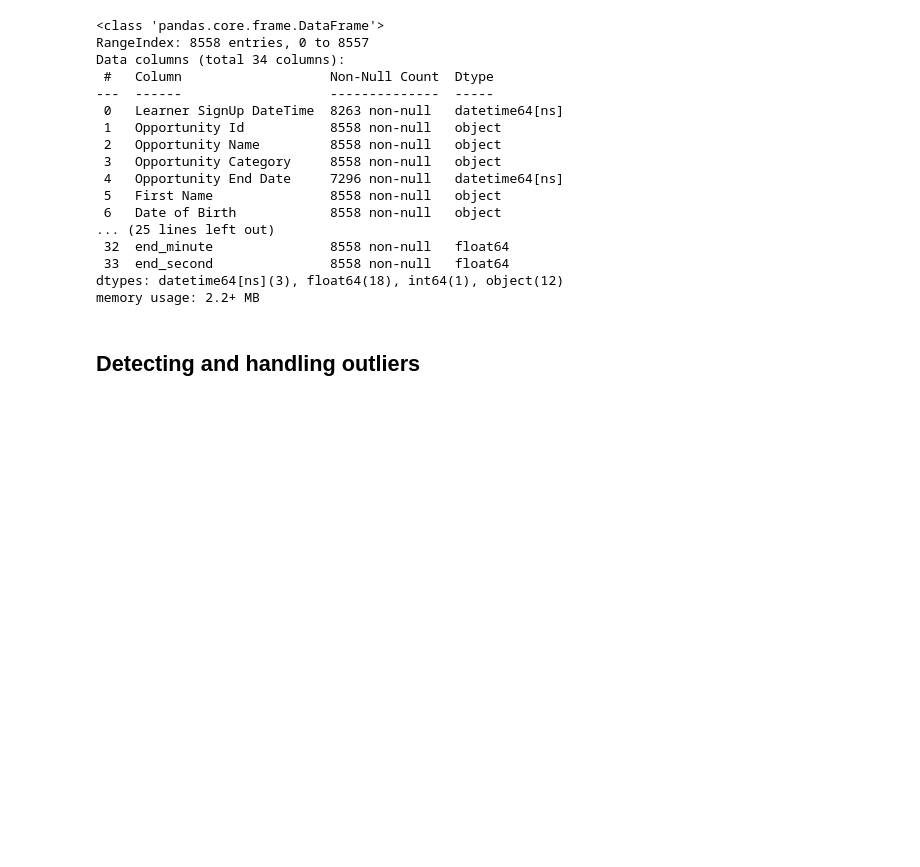
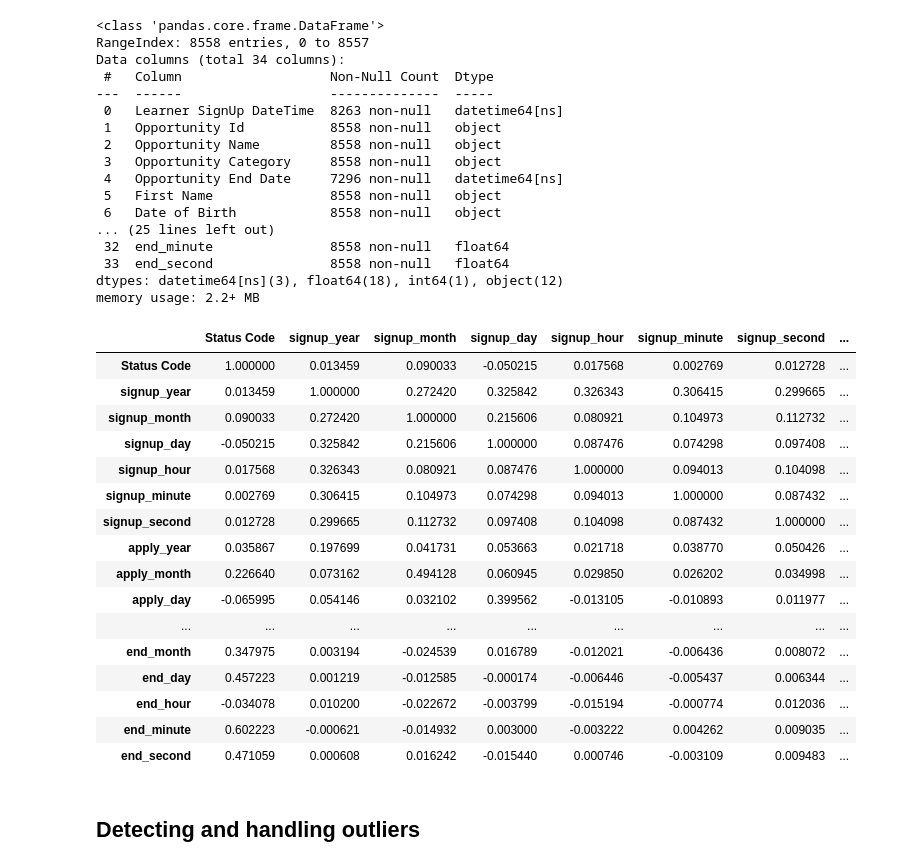
Before and after one commit to bakar-01/Data-project, a Jupyter notebook: LSU-Data.ipynb, the cells around one changed output. Cells and saved outputs as stored; diff of their text form; code cells hidden in the pictures; blank space fills up the shorter version.

```diff
--- a/LSU-Data.ipynb
+++ b/LSU-Data.ipynb
@@ -204,5 +204,25 @@ Data columns (total 34 columns):
  33  end_second               8558 non-null   float64
 dtypes: datetime64[ns](3), float64(18), int64(1), object(12)
 memory usage: 2.2+ MB
+# %%
+df.corr(numeric_only=True)
+# %% [output]
+|  | Status Code | signup_year | signup_month | signup_day | signup_hour | signup_minute | signup_second | ... |
+| Status Code | 1.000000 | 0.013459 | 0.090033 | -0.050215 | 0.017568 | 0.002769 | 0.012728 | ... |
+| signup_year | 0.013459 | 1.000000 | 0.272420 | 0.325842 | 0.326343 | 0.306415 | 0.299665 | ... |
+| signup_month | 0.090033 | 0.272420 | 1.000000 | 0.215606 | 0.080921 | 0.104973 | 0.112732 | ... |
+| signup_day | -0.050215 | 0.325842 | 0.215606 | 1.000000 | 0.087476 | 0.074298 | 0.097408 | ... |
+| signup_hour | 0.017568 | 0.326343 | 0.080921 | 0.087476 | 1.000000 | 0.094013 | 0.104098 | ... |
+| signup_minute | 0.002769 | 0.306415 | 0.104973 | 0.074298 | 0.094013 | 1.000000 | 0.087432 | ... |
+| signup_second | 0.012728 | 0.299665 | 0.112732 | 0.097408 | 0.104098 | 0.087432 | 1.000000 | ... |
+| apply_year | 0.035867 | 0.197699 | 0.041731 | 0.053663 | 0.021718 | 0.038770 | 0.050426 | ... |
+| apply_month | 0.226640 | 0.073162 | 0.494128 | 0.060945 | 0.029850 | 0.026202 | 0.034998 | ... |
+| apply_day | -0.065995 | 0.054146 | 0.032102 | 0.399562 | -0.013105 | -0.010893 | 0.011977 | ... |
+| ... | ... | ... | ... | ... | ... | ... | ... | ... |
+| end_month | 0.347975 | 0.003194 | -0.024539 | 0.016789 | -0.012021 | -0.006436 | 0.008072 | ... |
+| end_day | 0.457223 | 0.001219 | -0.012585 | -0.000174 | -0.006446 | -0.005437 | 0.006344 | ... |
+| end_hour | -0.034078 | 0.010200 | -0.022672 | -0.003799 | -0.015194 | -0.000774 | 0.012036 | ... |
+| end_minute | 0.602223 | -0.000621 | -0.014932 | 0.003000 | -0.003222 | 0.004262 | 0.009035 | ... |
+| end_second | 0.471059 | 0.000608 | 0.016242 | -0.015440 | 0.000746 | -0.003109 | 0.009483 | ... |
 # %% [markdown]
 ## **Detecting and handling outliers**
```
Also changed, not shown: parts of 1 cell of this notebook.
